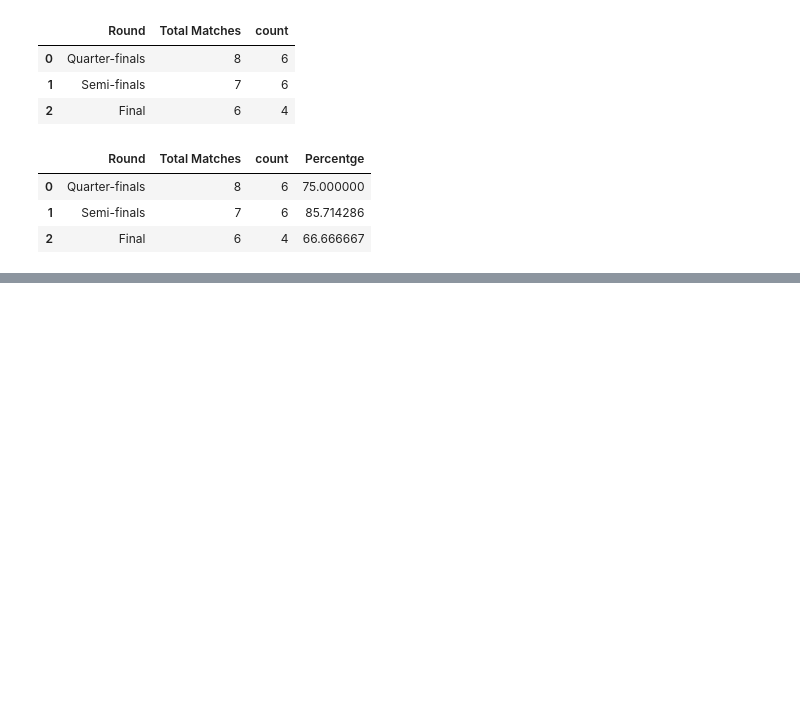
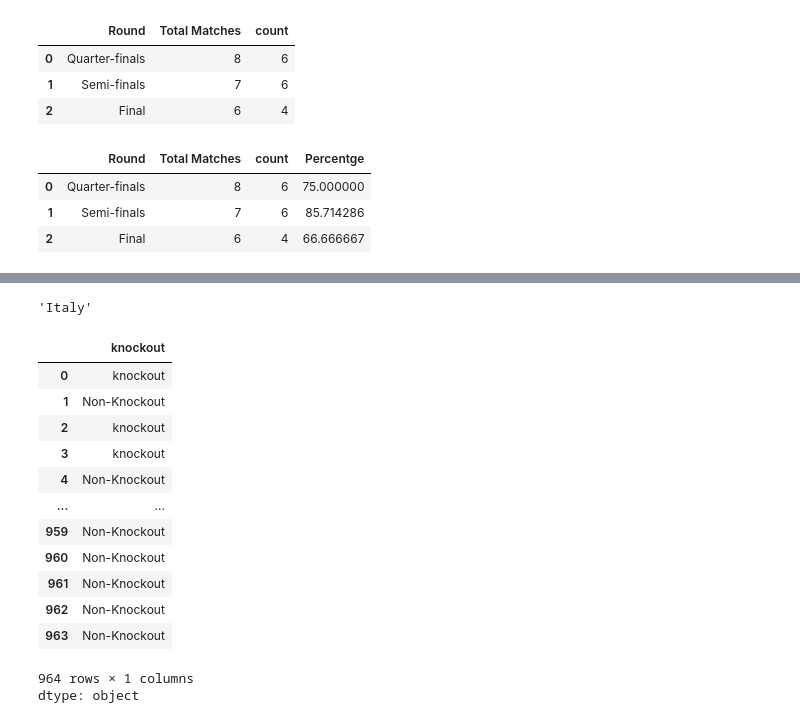
Before and after one commit to Prathambiradr12345/EDA-Practice, a Jupyter notebook: Eda_For_FootBall_WorldCup.ipynb, the cells around one changed output, grey strips where cells are left out. Drawn from its saved outputs; the diff is of its cells as text; code cells hidden in the pictures; blank space fills up the shorter version.

```diff
--- a/Eda_For_FootBall_WorldCup.ipynb
+++ b/Eda_For_FootBall_WorldCup.ipynb
@@ -861,0 +904,12 @@ df3
+# %%
+def extract_time(row):
+  if pd.notna(row['away_goal']):
+    goal_str=str(row['away_goal'])
+    times=[]
+    t=re.findall(pattern,goal_str)
+    times.extend(t)
+    return ', '.join(times)
+  else:
+    return ''
+# %%
+matches['away_goals']=matches.apply(extract_time,axis=1)
@@ -861,0 +932,26 @@ df3
+# %%
+country
+# %% [output]
+'Italy'
+# %%
+#checking For Knokouts
+knockout_rounds=['Final','Semi-finals','Quarter-Finals']
+# %%
+matches['knockout']=matches['Round'].apply(lambda x: 'knockout' if x in knockout_rounds else 'Non-Knockout')
+# %%
+matches['knockout']
+# %% [output]
+|  | knockout |
+| 0 | knockout |
+| 1 | Non-Knockout |
+| 2 | knockout |
+| 3 | knockout |
+| 4 | Non-Knockout |
+| ... | ... |
+| 959 | Non-Knockout |
+| 960 | Non-Knockout |
+| 961 | Non-Knockout |
+| 962 | Non-Knockout |
+| 963 | Non-Knockout |
+964 rows × 1 columns
+dtype: object
```
Also changed, not shown: parts of 8 cells of this notebook.
